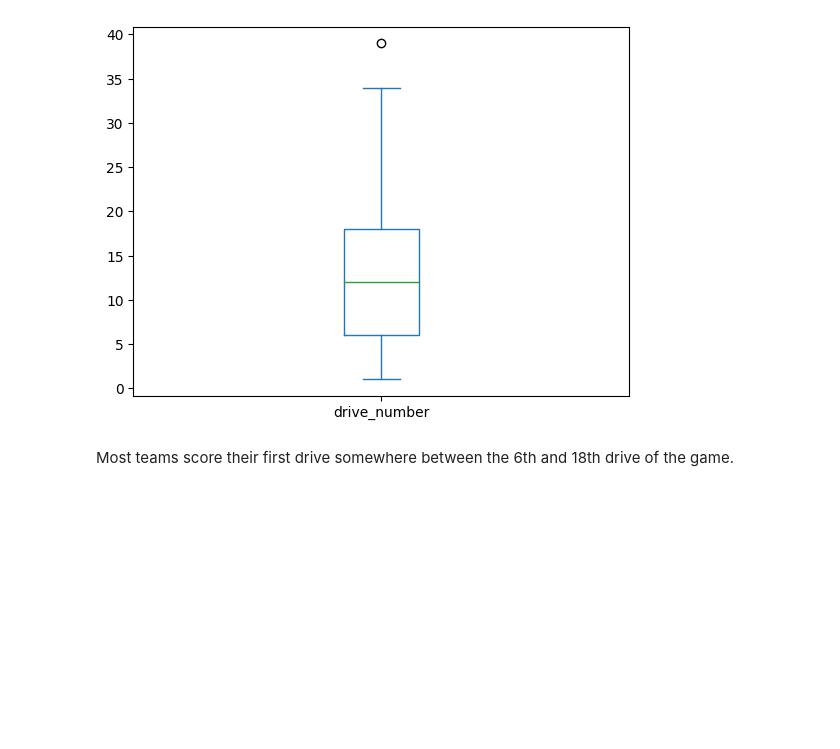
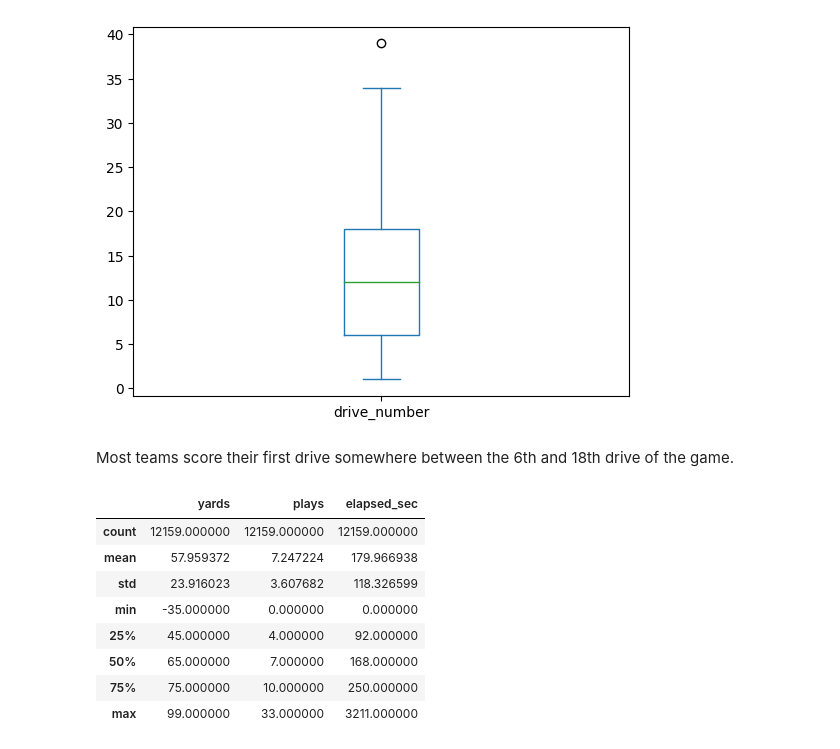
Before and after one commit to wjurden/college-football-project, a Jupyter notebook: code/deep_dives/drive_game_deepdive.ipynb, the cells around one changed output. Drawn from its saved outputs; the diff is of its cells as text; code cells hidden in the pictures; blank space fills up the shorter version.

```diff
--- a/code/deep_dives/drive_game_deepdive.ipynb
+++ b/code/deep_dives/drive_game_deepdive.ipynb
@@ -174,3 +174,16 @@ scoring['drive_number'].plot(kind='box')
 [figure]
 # %% [markdown]
 Most teams score their first drive somewhere between the 6th and 18th drive of the game.
+# %%
+# Summary stats for yards, plays, and elapsed_sec
+scoring[['yards', 'plays', 'elapsed_sec']].describe()
+# %% [output]
+|  | yards | plays | elapsed_sec |
+| count | 12159.000000 | 12159.000000 | 12159.000000 |
+| mean | 57.959372 | 7.247224 | 179.966938 |
+| std | 23.916023 | 3.607682 | 118.326599 |
+| min | -35.000000 | 0.000000 | 0.000000 |
+| 25% | 45.000000 | 4.000000 | 92.000000 |
+| 50% | 65.000000 | 7.000000 | 168.000000 |
+| 75% | 75.000000 | 10.000000 | 250.000000 |
+| max | 99.000000 | 33.000000 | 3211.000000 |
```
Also changed, not shown: parts of 3 cells of this notebook.
